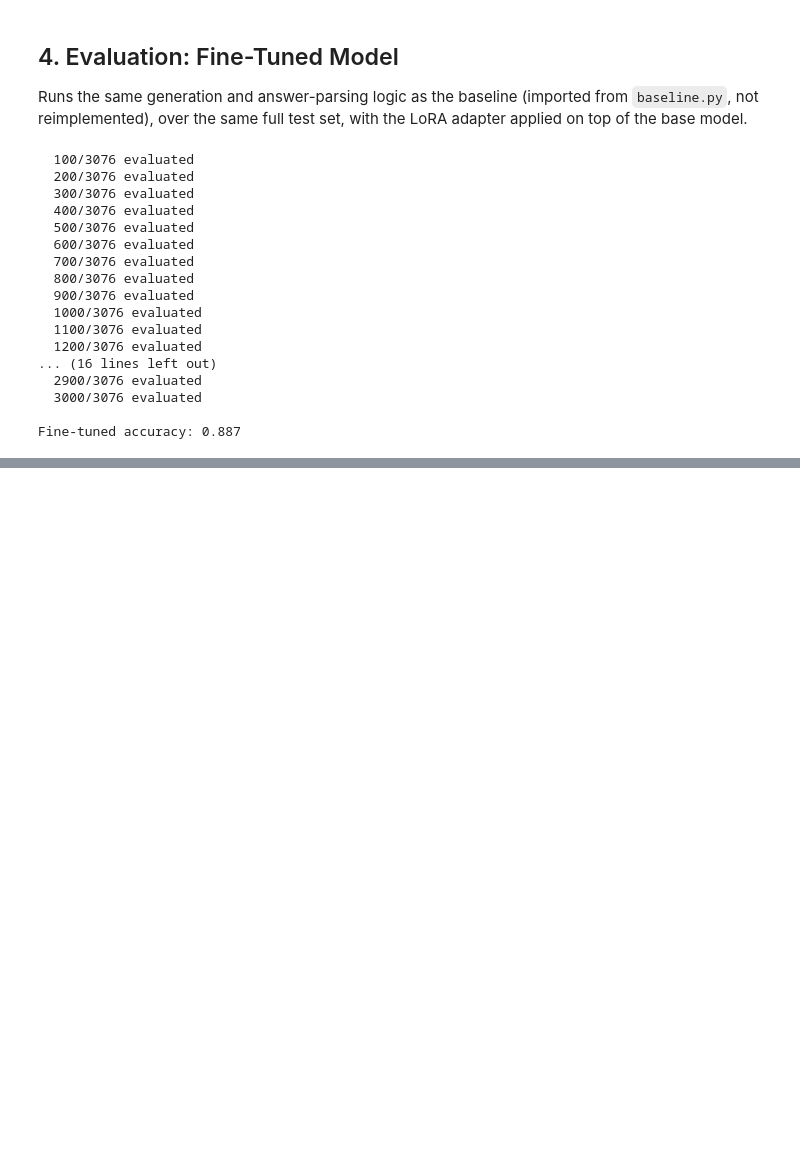
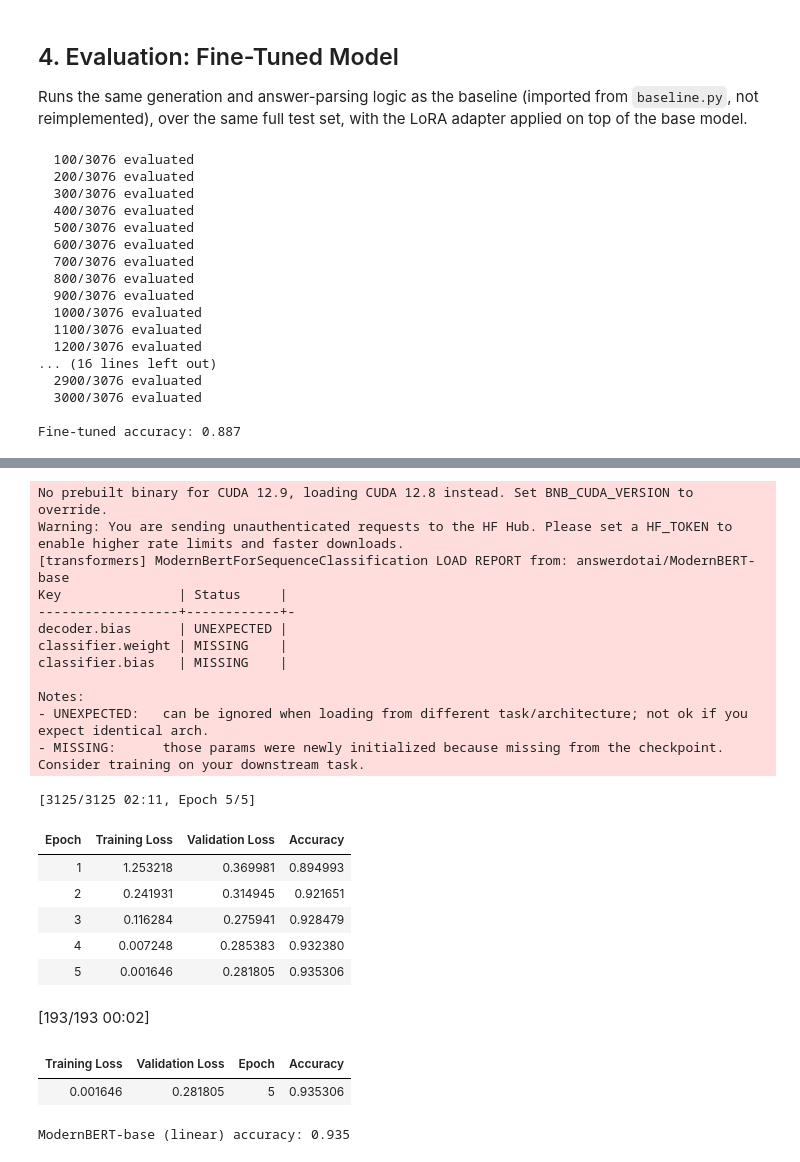
Before and after one commit to XaverPilgrimm/finetune-vs-classifier-banking77, a Jupyter notebook: notebook.ipynb, the cells around one changed output, grey strips where cells are left out. Saved outputs shown, nothing was run; the diff lists cells and outputs as text; code cells hidden in the pictures; blank space fills up the shorter version.

Commit message:
fix: repair missing baseline call, clean up notebook, add four-way comparison

```diff
--- a/notebook.ipynb
+++ b/notebook.ipynb
@@ -194,0 +217,39 @@ with open("results/finetuned.json", "w") as f:
+# %%
+from encoder_baseline import run_encoder_finetune
+
+trainer_encoder, encoder_metrics = run_encoder_finetune(
+    num_train_epochs=5,
+    lr_scheduler_type="linear",
+    warmup_steps=0,
+)
+print(f"\nModernBERT-base accuracy: {encoder_metrics['eval_accuracy']:.3f}")
+
+with open("results/encoder_baseline.json", "w") as f:
+    json.dump(
+        {"model": "answerdotai/ModernBERT-base", "scheduler": "linear", "accuracy": encoder_metrics["eval_accuracy"]},
+        f, indent=2,
+    )
+# %% [output]
+No prebuilt binary for CUDA 12.9, loading CUDA 12.8 instead. Set BNB_CUDA_VERSION to override.
+Warning: You are sending unauthenticated requests to the HF Hub. Please set a HF_TOKEN to enable higher rate limits and faster downloads.
+[transformers] ModernBertForSequenceClassification LOAD REPORT from: answerdotai/ModernBERT-base
+Key               | Status     |
+------------------+------------+-
+decoder.bias      | UNEXPECTED |
+classifier.weight | MISSING    |
+classifier.bias   | MISSING    |
+
+Notes:
+- UNEXPECTED:   can be ignored when loading from different task/architecture; not ok if you expect identical arch.
+- MISSING:      those params were newly initialized because missing from the checkpoint. Consider training on your downstream task.
+[3125/3125 02:11, Epoch 5/5]
+| Epoch | Training Loss | Validation Loss | Accuracy |
+| 1 | 1.253218 | 0.369981 | 0.894993 |
+| 2 | 0.241931 | 0.314945 | 0.921651 |
+| 3 | 0.116284 | 0.275941 | 0.928479 |
+| 4 | 0.007248 | 0.285383 | 0.932380 |
+| 5 | 0.001646 | 0.281805 | 0.935306 |
+[193/193 00:02]
+| Training Loss | Validation Loss | Epoch | Accuracy |
+| 0.001646 | 0.281805 | 5 | 0.935306 |
+ModernBERT-base (linear) accuracy: 0.935
```
Also changed, not shown: parts of 11 cells of this notebook, 2 other files.
